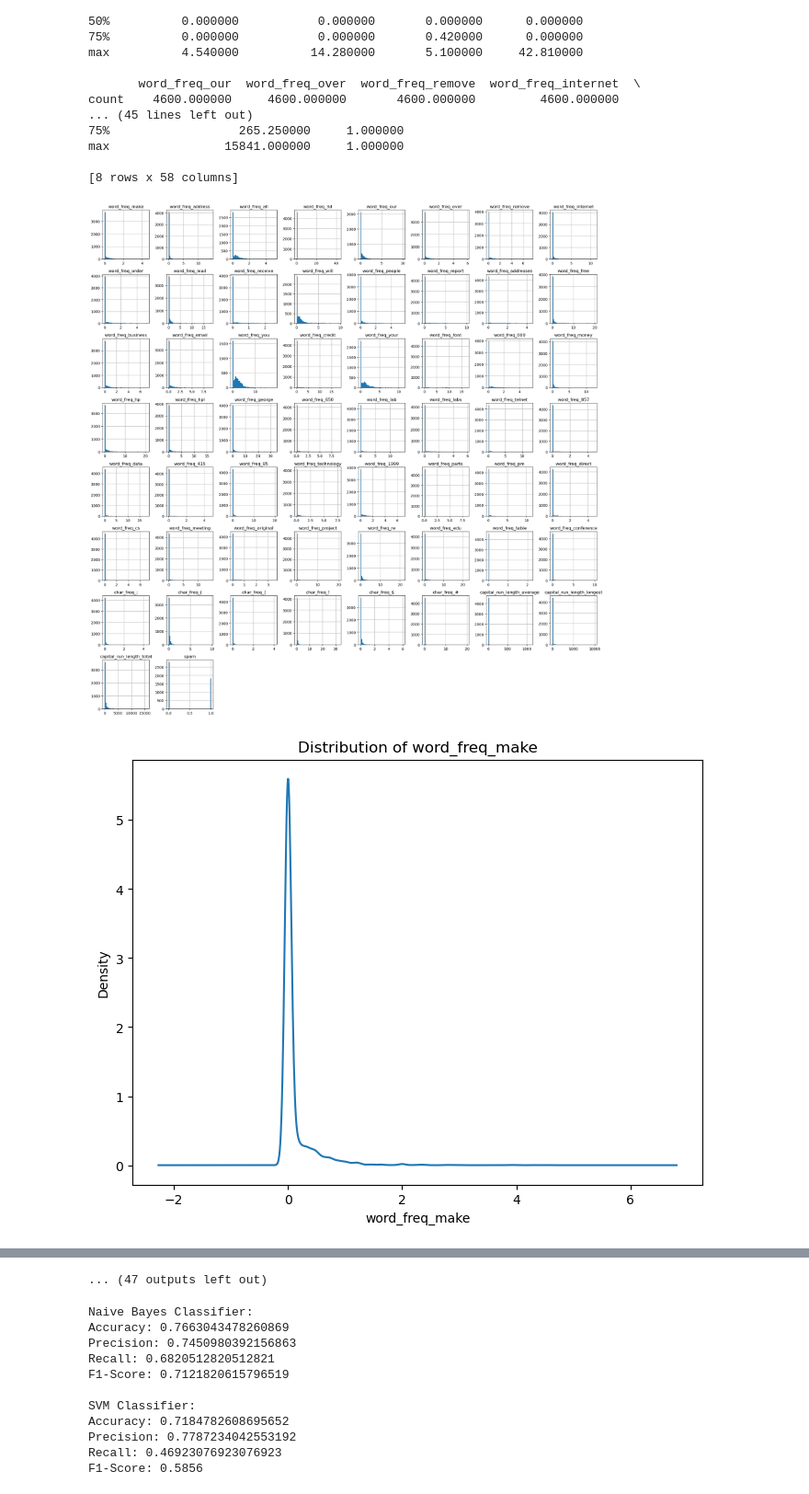
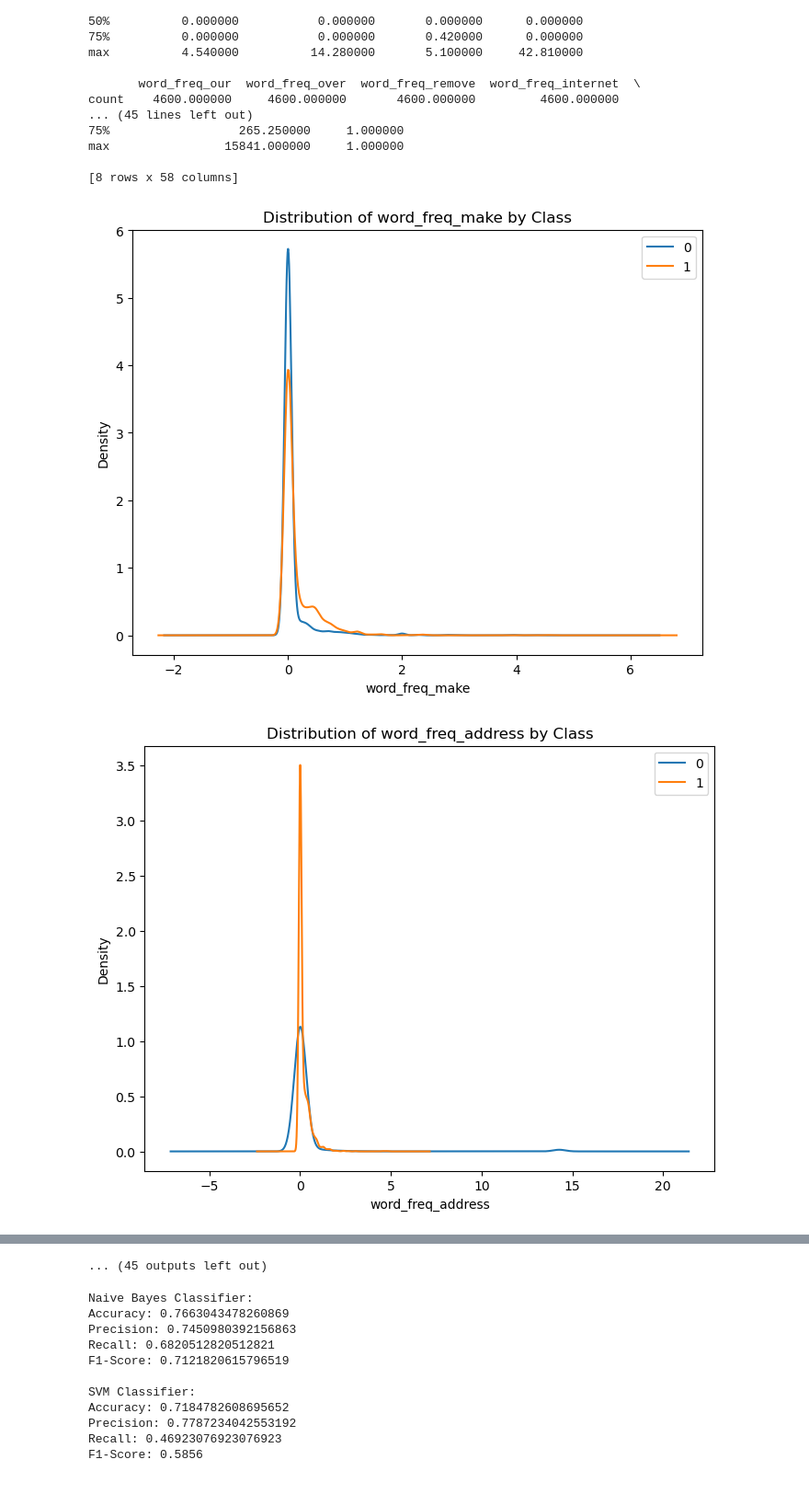
Before and after one commit to zbhfzzg/Spam-Emails-Detection, a Jupyter notebook: spam detection.ipynb, the cells around one changed output, grey strips where cells are left out. Shown at 92% size. Drawn from its saved outputs; the diff is of its cells as text; code cells hidden in the pictures.

```diff
--- a/spam detection.ipynb
+++ b/spam detection.ipynb
@@ -63,19 +63,19 @@ max                15841.000000     1.000000
 # %%
 import matplotlib.pyplot as plt
 
-# Plot histogram for each feature
-data.hist(figsize=(20, 20), bins=50)
-plt.tight_layout()
-plt.show()
+# Group the data by the 'spam' column
+grouped_data = data.groupby('spam')
 
-# Plot feature distribution
-for feature in column_names:
+# Plot histogram for each feature, grouped by class
+for feature in column_names[:-1]:  # Exclude the 'spam' column
     plt.figure(figsize=(8, 6))
-    data[feature].plot(kind='density')
+    for name, group in grouped_data:
+        group[feature].plot(kind='density', label=name)
     plt.xlabel(feature)
     plt.ylabel('Density')
-    plt.title(f'Distribution of {feature}')
+    plt.title(f'Distribution of {feature} by Class')
+    plt.legend()
     plt.show()
 # %% [output]
-[figure, old version]
+[figure, new version]
-[figure, old version]
+[figure, new version]
@@ -92,4 +92,4 @@ for feature in column_names:
-... (47 outputs left out)
+... (45 outputs left out)
 # %%
 from sklearn.model_selection import train_test_split
 from sklearn.naive_bayes import MultinomialNB
```
Also changed, not shown: parts of 1 cell of this notebook.
